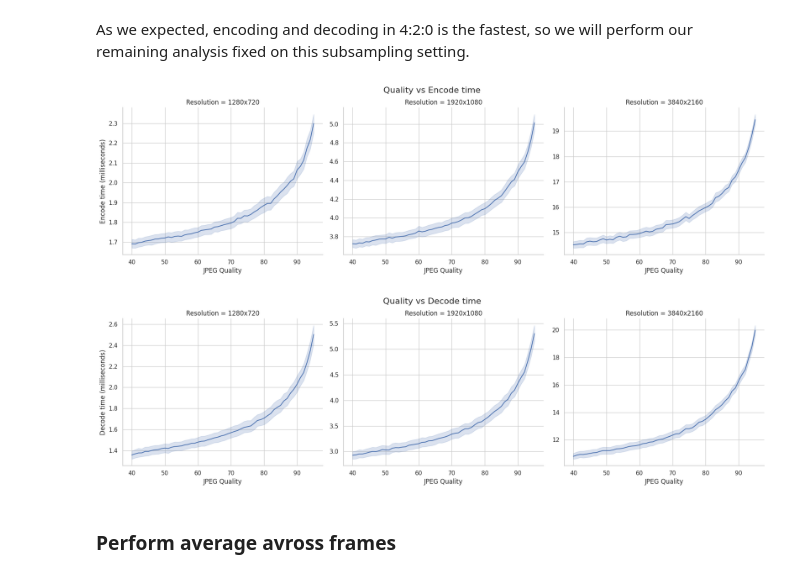
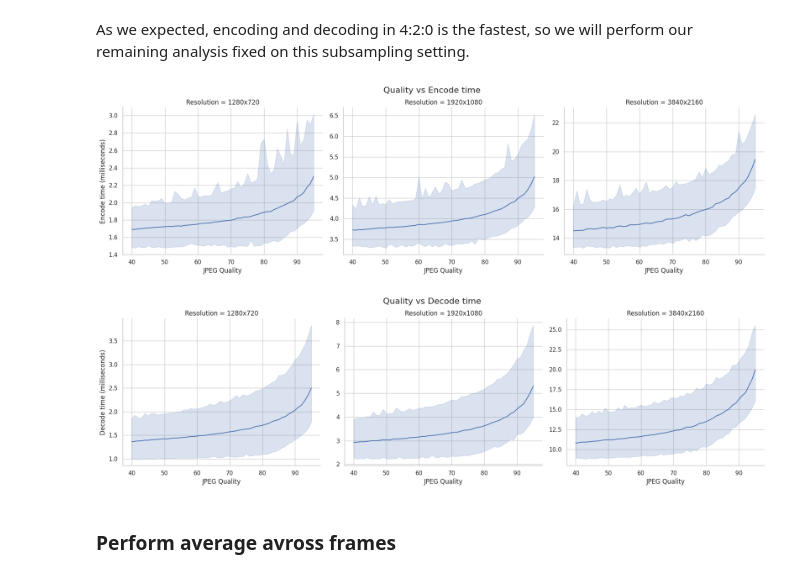
Before and after one commit to simdeistud/video-compression-latency-benchmarks, a Jupyter notebook: 3_benchmarks/src/benchmark_scripts/exebench/viz_libjpeg-turbo_LoLa.ipynb, the cells around one changed output. Drawn from its saved outputs; the diff is of its cells as text; code cells hidden in the pictures.

```diff
--- a/3_benchmarks/src/benchmark_scripts/exebench/viz_libjpeg-turbo_LoLa.ipynb
+++ b/3_benchmarks/src/benchmark_scripts/exebench/viz_libjpeg-turbo_LoLa.ipynb
@@ -139,37 +143,39 @@ As we expected, encoding and decoding in 4:2:0 is the fastest, so we will perfor
 g = sns.relplot(
     data=df,
     x='Quality',
     y=df['Avg Encode Time (s)'] * 1000,
     #hue='Frame',
     kind='line',
     height=5,
     aspect=1.2,
     col='Resolution',
     col_order=RESOLUTIONS.keys(),
-    facet_kws={'sharey': False}
+    facet_kws={'sharey': False},
+    errorbar=("pi", 100)
 )
 g.figure.suptitle('Quality vs Encode time', y=1.03, fontsize=16)
 g.set_axis_labels('JPEG Quality', 'Encode time (milliseconds)')
 plt.show()
 
 g = sns.relplot(
     data=df,
     x='Quality',
     y=df['Avg Decode Time (s)'] * 1000,
     #hue='Frame',
     kind='line',
     height=5,
     aspect=1.2,
     col='Resolution',
     col_order=RESOLUTIONS.keys(),
-    facet_kws={'sharey': False}
+    facet_kws={'sharey': False},
+    errorbar=("pi", 100)
 )
 g.figure.suptitle('Quality vs Decode time', y=1.03, fontsize=16)
 g.set_axis_labels('JPEG Quality', 'Decode time (milliseconds)')
 plt.show()
 # %% [output]
-[figure, old version]
+[figure, new version]
-[figure, old version]
+[figure, new version]
 # %% [markdown]
 ### Perform average avross frames
 # %%
```
Also changed, not shown: parts of 2 cells of this notebook, 2 other files.
